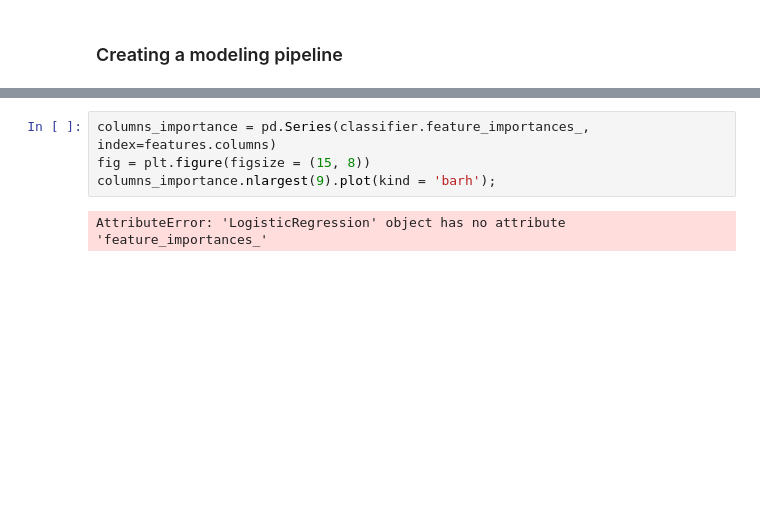
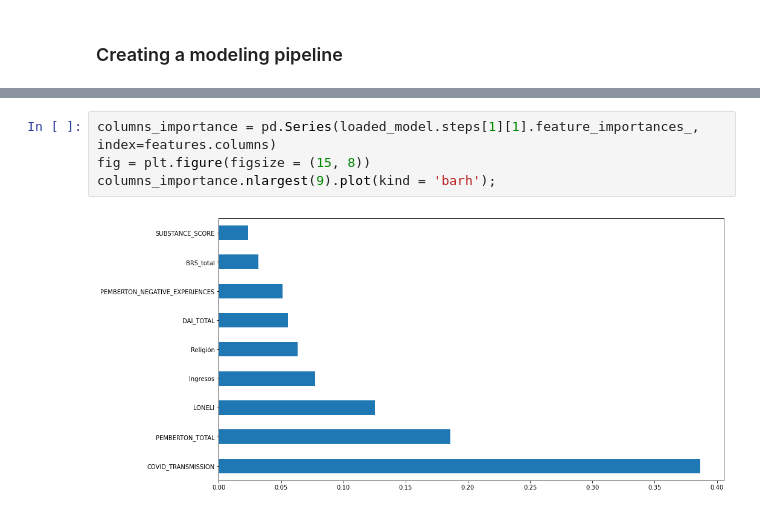
Before and after one commit to IgnacioJdelRey/resilience-study, a Jupyter notebook: 02_modeling.ipynb, the cells around one changed output, grey strips where cells are left out. Cells and saved outputs as stored; diff of their text form; blank space fills up the shorter version.

```diff
--- a/02_modeling.ipynb
+++ b/02_modeling.ipynb
@@ -253,8 +295,8 @@ ColumnTransformer(transformers=[('string_preproc', TargetEncoder(),
 # %%
-columns_importance = pd.Series(classifier.feature_importances_, index=features.columns)
+columns_importance = pd.Series(loaded_model.steps[1][1].feature_importances_, index=features.columns)
 fig = plt.figure(figsize = (15, 8))
 columns_importance.nlargest(9).plot(kind = 'barh');
 # %% [output]
-AttributeError: 'LogisticRegression' object has no attribute 'feature_importances_'
+[figure, added]
 # %%
 plt.figure(figsize = (20,20))
```
Also changed, not shown: parts of 11 cells of this notebook.
